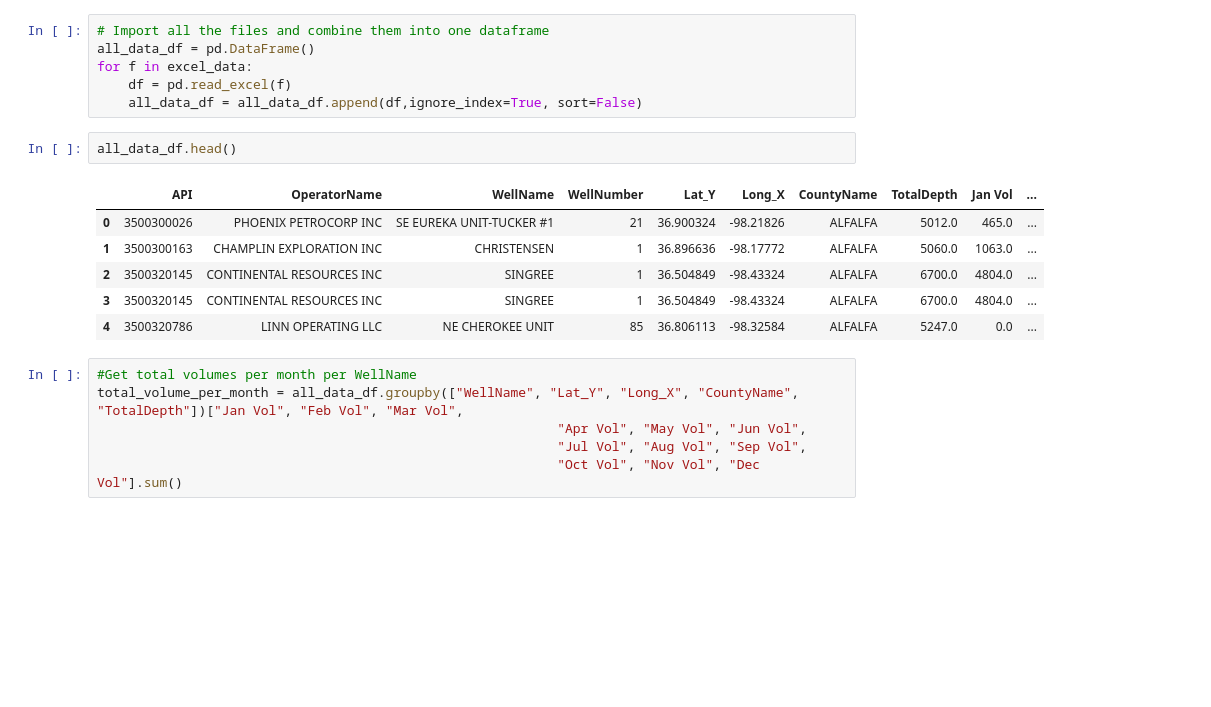
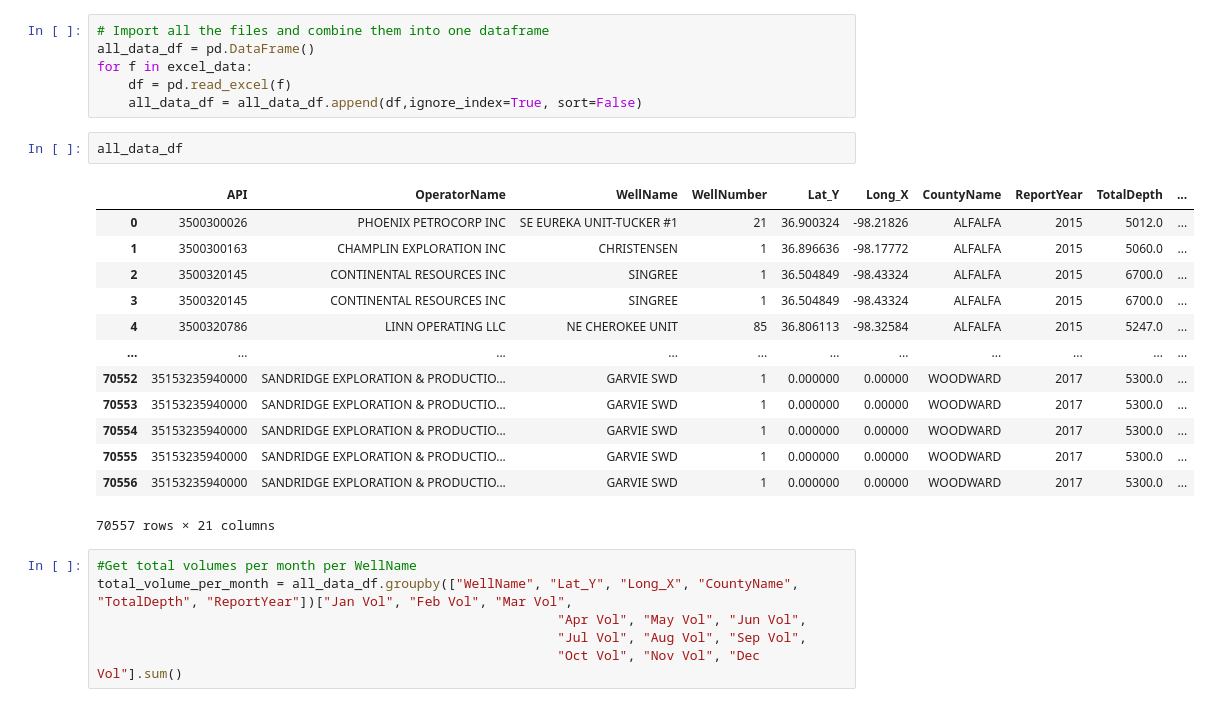
Before and after one commit to ut-data-vis-proj-1/Earthquake-Aftershock, a Jupyter notebook: Earthquakes.ipynb, the cells around one changed output. Saved outputs shown, nothing was run; the diff lists cells and outputs as text; blank space fills up the shorter version.

Commit message:
update ipynb using updated data source, added more df's for analyzing

```diff
--- a/Earthquakes.ipynb
+++ b/Earthquakes.ipynb
@@ -66,17 +47,24 @@ for f in excel_data:
     df = pd.read_excel(f)
     all_data_df = all_data_df.append(df,ignore_index=True, sort=False)
 # %%
-all_data_df.head()
+all_data_df
 # %% [output]
-|  | API | OperatorName | WellName | WellNumber | Lat_Y | Long_X | CountyName | TotalDepth | Jan Vol | ... |
-| 0 | 3500300026 | PHOENIX PETROCORP INC | SE EUREKA UNIT-TUCKER #1 | 21 | 36.900324 | -98.21826 | ALFALFA | 5012.0 | 465.0 | ... |
-| 1 | 3500300163 | CHAMPLIN EXPLORATION INC | CHRISTENSEN | 1 | 36.896636 | -98.17772 | ALFALFA | 5060.0 | 1063.0 | ... |
-| 2 | 3500320145 | CONTINENTAL RESOURCES INC | SINGREE | 1 | 36.504849 | -98.43324 | ALFALFA | 6700.0 | 4804.0 | ... |
-| 3 | 3500320145 | CONTINENTAL RESOURCES INC | SINGREE | 1 | 36.504849 | -98.43324 | ALFALFA | 6700.0 | 4804.0 | ... |
-| 4 | 3500320786 | LINN OPERATING LLC | NE CHEROKEE UNIT | 85 | 36.806113 | -98.32584 | ALFALFA | 5247.0 | 0.0 | ... |
+|  | API | OperatorName | WellName | WellNumber | Lat_Y | Long_X | CountyName | ReportYear | TotalDepth | ... |
+| 0 | 3500300026 | PHOENIX PETROCORP INC | SE EUREKA UNIT-TUCKER #1 | 21 | 36.900324 | -98.21826 | ALFALFA | 2015 | 5012.0 | ... |
+| 1 | 3500300163 | CHAMPLIN EXPLORATION INC | CHRISTENSEN | 1 | 36.896636 | -98.17772 | ALFALFA | 2015 | 5060.0 | ... |
+| 2 | 3500320145 | CONTINENTAL RESOURCES INC | SINGREE | 1 | 36.504849 | -98.43324 | ALFALFA | 2015 | 6700.0 | ... |
+| 3 | 3500320145 | CONTINENTAL RESOURCES INC | SINGREE | 1 | 36.504849 | -98.43324 | ALFALFA | 2015 | 6700.0 | ... |
+| 4 | 3500320786 | LINN OPERATING LLC | NE CHEROKEE UNIT | 85 | 36.806113 | -98.32584 | ALFALFA | 2015 | 5247.0 | ... |
+| ... | ... | ... | ... | ... | ... | ... | ... | ... | ... | ... |
+| 70552 | 35153235940000 | SANDRIDGE EXPLORATION & PRODUCTIO... | GARVIE SWD | 1 | 0.000000 | 0.00000 | WOODWARD | 2017 | 5300.0 | ... |
+| 70553 | 35153235940000 | SANDRIDGE EXPLORATION & PRODUCTIO... | GARVIE SWD | 1 | 0.000000 | 0.00000 | WOODWARD | 2017 | 5300.0 | ... |
+| 70554 | 35153235940000 | SANDRIDGE EXPLORATION & PRODUCTIO... | GARVIE SWD | 1 | 0.000000 | 0.00000 | WOODWARD | 2017 | 5300.0 | ... |
+| 70555 | 35153235940000 | SANDRIDGE EXPLORATION & PRODUCTIO... | GARVIE SWD | 1 | 0.000000 | 0.00000 | WOODWARD | 2017 | 5300.0 | ... |
+| 70556 | 35153235940000 | SANDRIDGE EXPLORATION & PRODUCTIO... | GARVIE SWD | 1 | 0.000000 | 0.00000 | WOODWARD | 2017 | 5300.0 | ... |
+70557 rows × 21 columns
 # %%
 #Get total volumes per month per WellName
-total_volume_per_month = all_data_df.groupby(["WellName", "Lat_Y", "Long_X", "CountyName", "TotalDepth"])["Jan Vol", "Feb Vol", "Mar Vol",
+total_volume_per_month = all_data_df.groupby(["WellName", "Lat_Y", "Long_X", "CountyName", "TotalDepth", "ReportYear"])["Jan Vol", "Feb Vol", "Mar Vol",
                                                            "Apr Vol", "May Vol", "Jun Vol",
                                                            "Jul Vol", "Aug Vol", "Sep Vol",
                                                            "Oct Vol", "Nov Vol", "Dec Vol"].sum()
```
Also changed, not shown: parts of 11 cells of this notebook.
